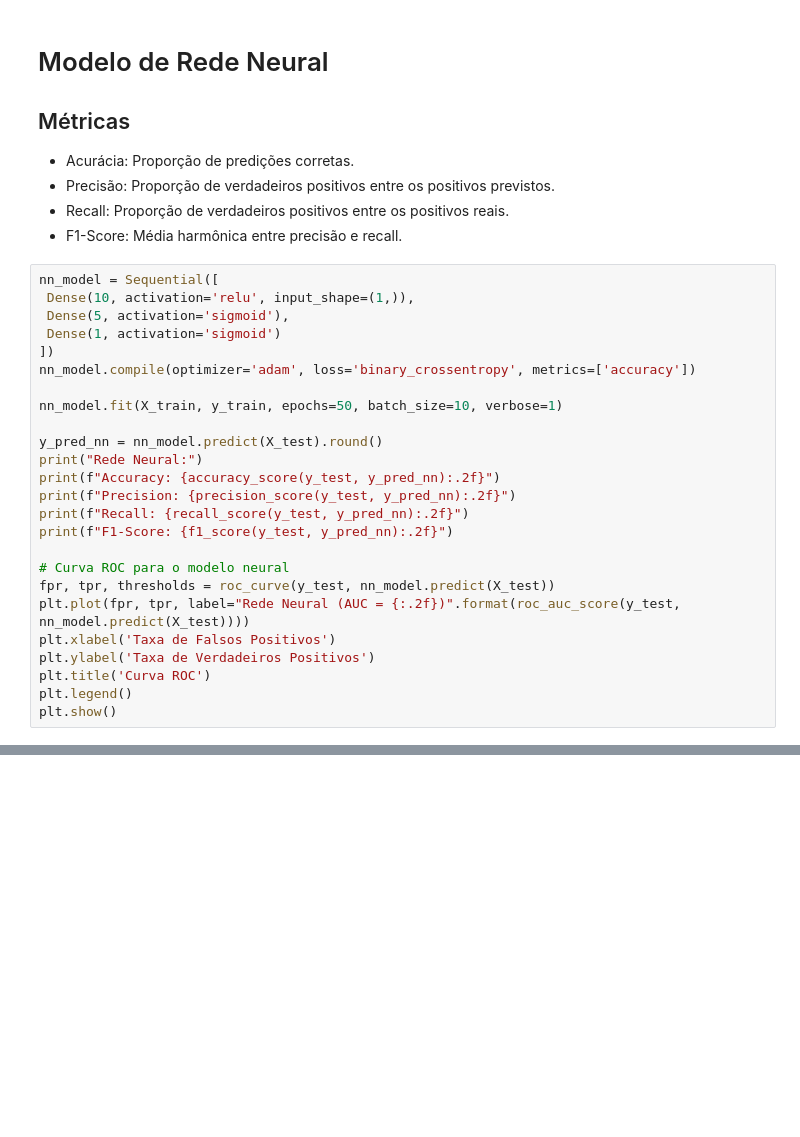
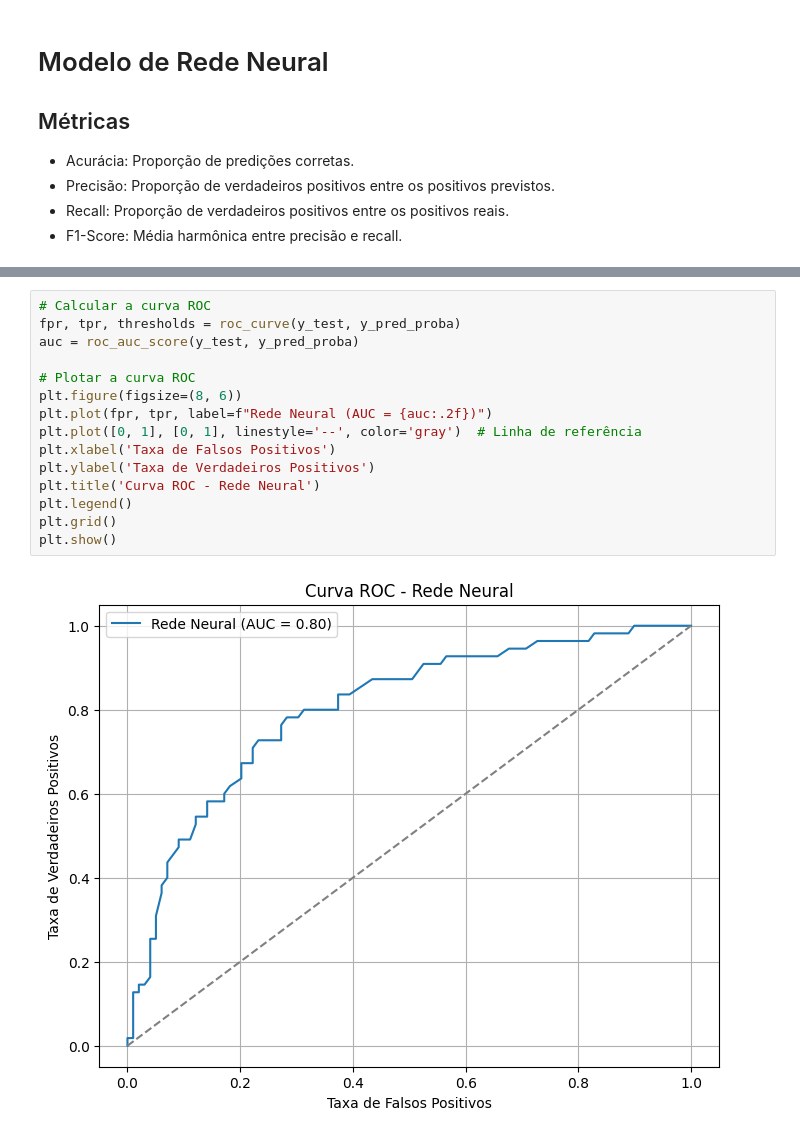
Before and after one commit to humbertomcar/AI-Activity-2, a Jupyter notebook: segunda_parte.ipynb, the cells around one changed output, grey strips where cells are left out. Saved outputs shown, nothing was run; the diff lists cells and outputs as text; blank space fills up the shorter version.

```diff
--- a/segunda_parte.ipynb
+++ b/segunda_parte.ipynb
@@ -111,28 +113,3 @@ F1-Score: 0.61
 - Precisão: Proporção de verdadeiros positivos entre os positivos previstos.
 - Recall: Proporção de verdadeiros positivos entre os positivos reais.
 - F1-Score: Média harmônica entre precisão e recall.
-# %%
-nn_model = Sequential([
- Dense(10, activation='relu', input_shape=(1,)),
- Dense(5, activation='sigmoid'),
- Dense(1, activation='sigmoid')
-])
-nn_model.compile(optimizer='adam', loss='binary_crossentropy', metrics=['accuracy'])
-
-nn_model.fit(X_train, y_train, epochs=50, batch_size=10, verbose=1)
-
-y_pred_nn = nn_model.predict(X_test).round()
-print("Rede Neural:")
-print(f"Accuracy: {accuracy_score(y_test, y_pred_nn):.2f}")
-print(f"Precision: {precision_score(y_test, y_pred_nn):.2f}")
-print(f"Recall: {recall_score(y_test, y_pred_nn):.2f}")
-print(f"F1-Score: {f1_score(y_test, y_pred_nn):.2f}")
-
-# Curva ROC para o modelo neural
-fpr, tpr, thresholds = roc_curve(y_test, nn_model.predict(X_test))
-plt.plot(fpr, tpr, label="Rede Neural (AUC = {:.2f})".format(roc_auc_score(y_test, nn_model.predict(X_test))))
-plt.xlabel('Taxa de Falsos Positivos')
-plt.ylabel('Taxa de Verdadeiros Positivos')
-plt.title('Curva ROC')
-plt.legend()
-plt.show()
@@ -163,0 +172,17 @@ ao rodar algumas vezes, é mostrado que as métricas de recall e f1-score, são
+# %%
+# Calcular a curva ROC
+fpr, tpr, thresholds = roc_curve(y_test, y_pred_proba)
+auc = roc_auc_score(y_test, y_pred_proba)
+
+# Plotar a curva ROC
+plt.figure(figsize=(8, 6))
+plt.plot(fpr, tpr, label=f"Rede Neural (AUC = {auc:.2f})")
+plt.plot([0, 1], [0, 1], linestyle='--', color='gray')  # Linha de referência
+plt.xlabel('Taxa de Falsos Positivos')
+plt.ylabel('Taxa de Verdadeiros Positivos')
+plt.title('Curva ROC - Rede Neural')
+plt.legend()
+plt.grid()
+plt.show()
+# %% [output]
+[figure, added]
```
Also changed, not shown: parts of 6 cells of this notebook.
